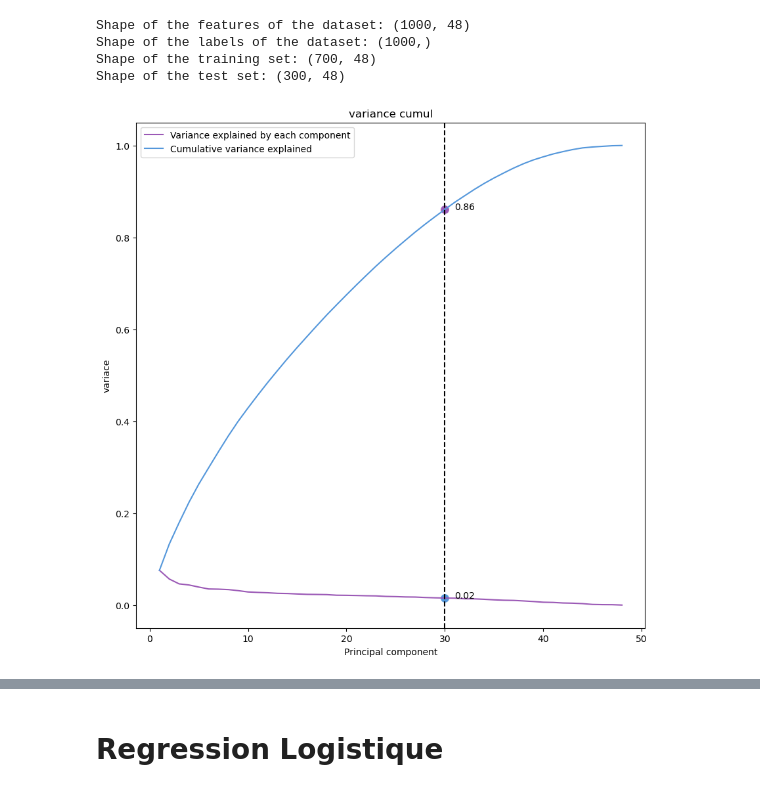
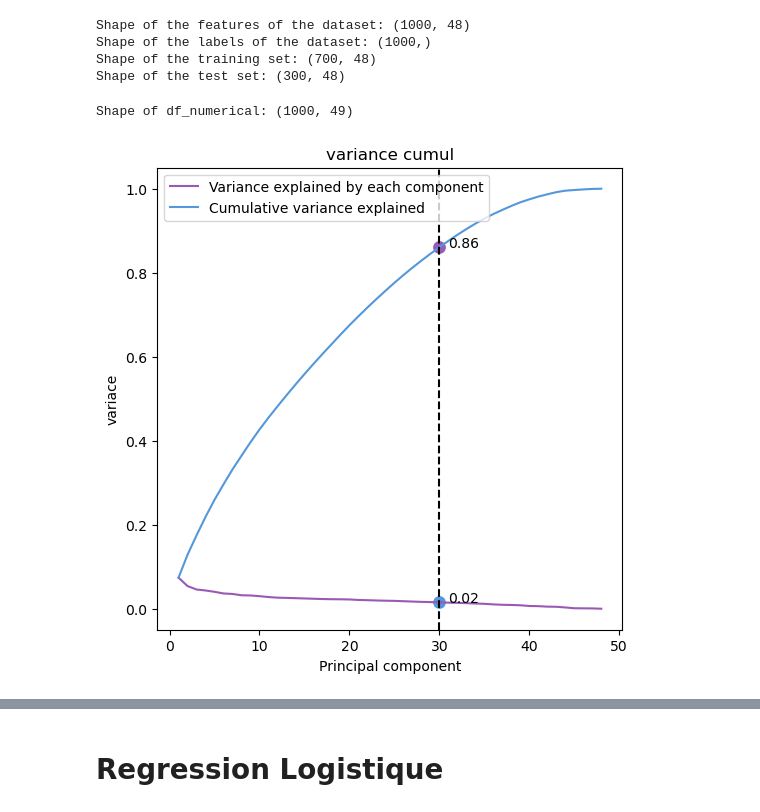
Before and after one commit to YounessSerrakhi/Credit_Risk_classification, a Jupyter notebook: notebooks/main.ipynb, the cells around one changed output, grey strips where cells are left out. Saved outputs shown, nothing was run; the diff lists cells and outputs as text; code cells hidden in the pictures.

```diff
--- a/notebooks/main.ipynb
+++ b/notebooks/main.ipynb
@@ -226,31 +261,3 @@ df_numerical.head()
 | 3 | 42 | 7882 | 2 | 4 | 45 | 1 | ... |
 | 4 | 24 | 4870 | 3 | 4 | 53 | 2 | ... |
 5 rows × 49 columns
-# %%
-df_numerical = df.copy()
-
-# List of categorical columns to be converted to dummy variables
-dummy_columns = [
-    "credit_history", "purpose", "status_sex", "debts_status", "property",
-    "installment_plans", "housing_status", "foreign", "existing_account",
-    "saving_bonds", "telephone", "job", "employment_status"
-]
-
-# Convert categorical columns to dummy variables
-df_numerical = pd.get_dummies(df_numerical, columns=dummy_columns, drop_first=True)
-
-# Ensure all columns are numeric
-df_numerical = df_numerical.apply(pd.to_numeric, errors='coerce')
-
-# Drop any columns that could not be converted to numeric
-df_numerical = df_numerical.dropna(axis=1, how='any')
-
-# Compute the correlation matrix
-corr = df_numerical.corr()
-
-# Plot the heatmap
-fig, ax = plt.subplots(figsize=(10, 10))
-ax = sns.heatmap(corr, annot=True, linewidths=0.5, xticklabels=corr.columns, yticklabels=corr.columns)
-ax.set_yticklabels(ax.get_yticklabels(), rotation=0)
-ax.set_title("Matrice de Correlation entre les variables de notre data")
-plt.show()
@@ -380,6 +778,10 @@ Shape of the features of the dataset: (1000, 48)
 Shape of the labels of the dataset: (1000,)
 Shape of the training set: (700, 48)
 Shape of the test set: (300, 48)
+# %%
+print(f"Shape of df_numerical: {df_numerical.shape}")
+# %% [output]
+Shape of df_numerical: (1000, 49)
 # %%
 # Standardize data
 scaler = StandardScaler()
@@ -391,22 +793,21 @@ X_test = scaler.transform(X_test)
 # %%
 pca = PCA(n_components=X_train.shape[1])
 c_analyzed = 30
-
 pca.fit(X_train)
-fig, ax = plt.subplots(figsize=(10, 10))
+fig, ax = plt.subplots(figsize=(6, 6))
 ax = sns.lineplot(x=range(1, X_train.shape[1]+1), y=pca.explained_variance_ratio_, label="Variance explained by each component")
 ax = sns.lineplot(x=range(1, X_train.shape[1]+1), y=np.cumsum(pca.explained_variance_ratio_), label="Cumulative variance explained")
 ax = sns.scatterplot(x=[c_analyzed], y=[np.cumsum(pca.explained_variance_ratio_)[c_analyzed-1]], s=100)
 ax.text(c_analyzed+1, np.cumsum(pca.explained_variance_ratio_)[c_analyzed-1], f"{np.cumsum(pca.explained_variance_ratio_)[c_analyzed-1]:.2f}",\
        horizontalalignment='left')
 
 ax = sns.scatterplot(x=[c_analyzed], y=[pca.explained_variance_ratio_[c_analyzed-1]], s=100)
 ax.text(c_analyzed+1, pca.explained_variance_ratio_[c_analyzed-1], f"{pca.explained_variance_ratio_[c_analyzed-1]:.2f}",\
        horizontalalignment='left')
 plt.axvline(c_analyzed, color="black", ls="--")
 ax.set_title("variance cumul")
 ax.set_xlabel("Principal component")
 ax.set_ylabel("variace")
 plt.show()
 # %% [output]
-[figure, old version]
+[figure, new version]
```
Also changed, not shown: parts of 122 cells of this notebook.
